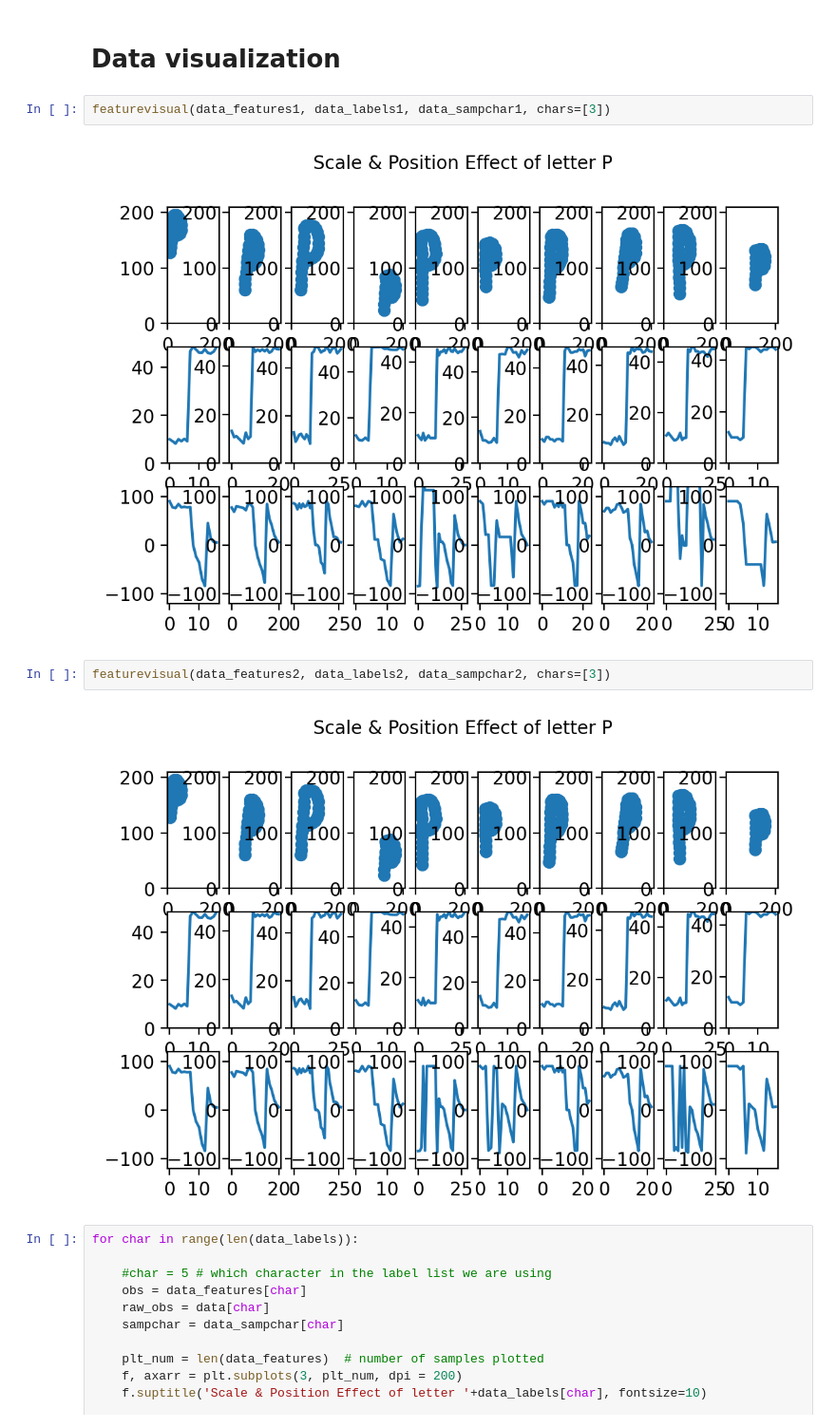
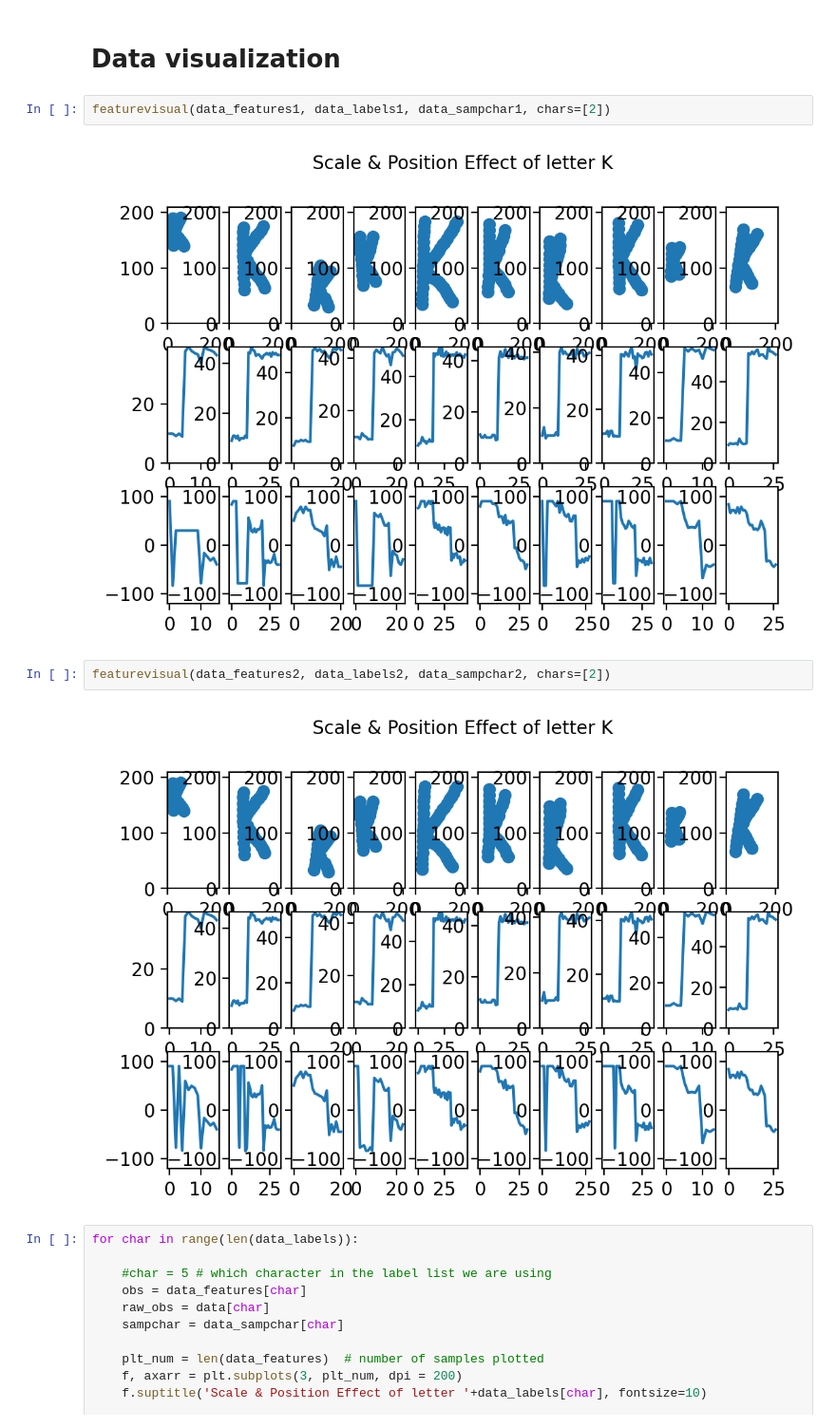
Before and after one commit to jonasced/Pattern-AssignmentProject, a Jupyter notebook: FeatureVisualization.ipynb, the cells around one changed output. Shown at 95% size. Drawn from its saved outputs; the diff is of its cells as text.

```diff
--- a/FeatureVisualization.ipynb
+++ b/FeatureVisualization.ipynb
@@ -52,13 +52,13 @@ data_sampchar2 = pd.read_pickle(r'data/'+db_name+'_sampchar.cdb')
 # %% [markdown]
 # Data visualization
 # %%
-featurevisual(data_features1, data_labels1, data_sampchar1, chars=[3])
+featurevisual(data_features1, data_labels1, data_sampchar1, chars=[2])
 # %% [output]
-[figure, old version]
+[figure, new version]
 # %%
-featurevisual(data_features2, data_labels2, data_sampchar2, chars=[3])
+featurevisual(data_features2, data_labels2, data_sampchar2, chars=[2])
 # %% [output]
-[figure, old version]
+[figure, new version]
 # %%
 for char in range(len(data_labels)):
 
```
Also changed, not shown: parts of 1 cell of this notebook, 3 other files.
